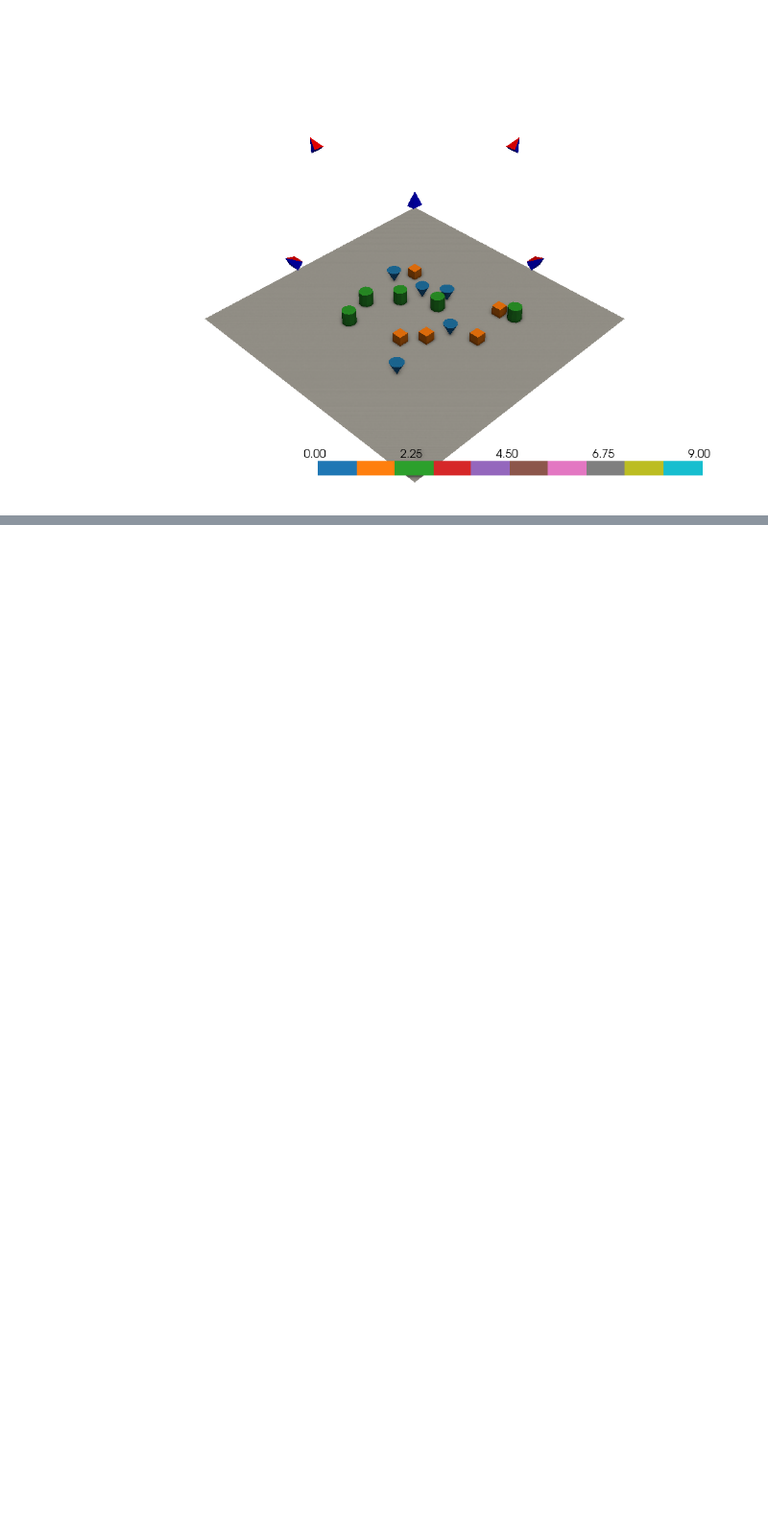
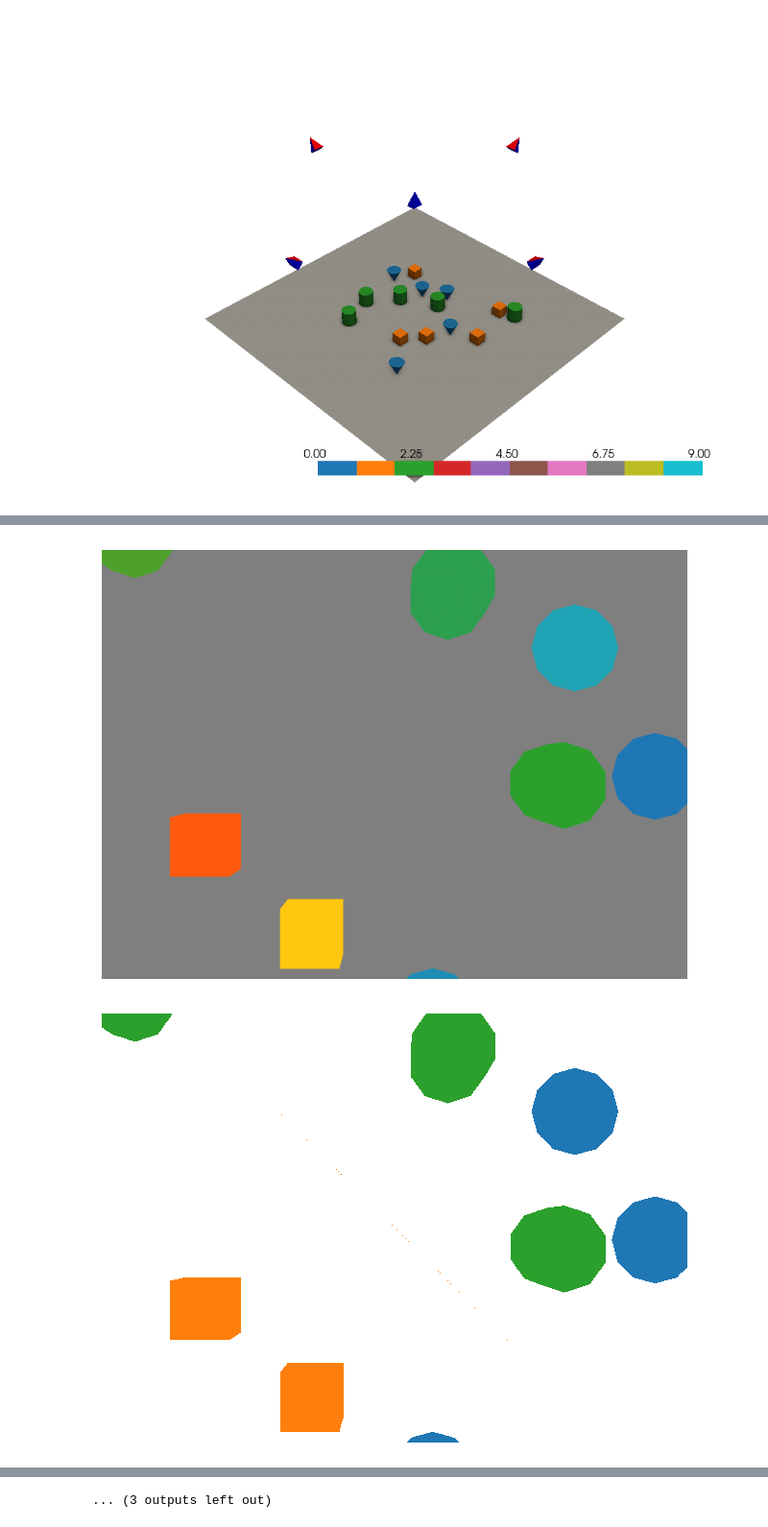
Before and after one commit to open-forest-observatory/geograypher, a Jupyter notebook: examples/concept_figure.ipynb, the cells around one changed output, grey strips where cells are left out. Shown at 96% size. Saved outputs shown, nothing was run; the diff lists cells and outputs as text; code cells hidden in the pictures; blank space fills up the shorter version.

Commit message:
Update concept figures

```diff
--- a/examples/concept_figure.ipynb
+++ b/examples/concept_figure.ipynb
@@ -137,9 +174,9 @@ def create_scene_mesh(
 # %%
-points = create_non_overlapping_points(n_points=15, random_seed=42)
+points = create_non_overlapping_points(n_points=(N_BOXES+N_CYLINDERS+N_CONES), random_seed=MAP_RANDOM_SEED)
 
 mesh, labels_gdf = create_scene_mesh(
-    box_centers=points[:5],
-    cylinder_centers=points[5:10],
-    cone_centers=points[10:],
+    box_centers=points[:N_BOXES],
+    cylinder_centers=points[N_BOXES:(N_BOXES+N_CYLINDERS)],
+    cone_centers=points[(N_BOXES+N_CYLINDERS):(N_BOXES+N_CYLINDERS+N_CONES)],
     add_ground=True,
 )
@@ -214,0 +243,3 @@ camera_set = PhotogrammetryCameraSet(
+# %%
+realistic_mesh = TexturedPhotogrammetryMesh(mesh, texture=colors_per_face)
+realistic_mesh.vis(force_xvfb=True, camera_set=camera_set)
@@ -217,8 +254,8 @@ camera_set = PhotogrammetryCameraSet(
 # %%
-object_class_mesh = TexturedPhotogrammetryMesh(
+labeled_mesh = TexturedPhotogrammetryMesh(
     mesh, texture=IDs_per_face, texture_column_name="name"
 )
-object_class_mesh.vis(
+labeled_mesh.vis(
     force_xvfb=True,
     camera_set=camera_set,
 )
@@ -240,39 +268,69 @@ Falling back to a static output.
 # %%
 import matplotlib.pyplot as plt
+from imageio import imwrite
+
+FIGURE_SAVE_FOLDER = Path(CONCEPT_FIGURE_ROOT, "figures")
+FIGURE_SAVE_FOLDER.mkdir(exist_ok=True, parents=True)
+
+LABEL_IMAGES_FOLDER = Path(CONCEPT_FIGURE_ROOT, "labeled_images")
+LABEL_IMAGES_FOLDER.mkdir(exist_ok=True, parents=True)
 
 for i in range(5):
-    rendered_image = colored_mesh.render_pytorch3d(
-        camera_set, i, shade_by_indexing=True
-    )
-    rendered_object_class = object_class_mesh.render_pytorch3d(
+    # Do the three types of rendering
+    label_render = labeled_mesh.render_pytorch3d(
         camera_set,
         i,
         shade_by_indexing=True,
     )
-    rendered_object_class[rendered_object_class == -1] = np.nan
+    flat_texture_render = realistic_mesh.render_pytorch3d(
+        camera_set, i, shade_by_indexing=True
+    )
+    realistic_render = realistic_mesh.render_pyvista(camera_set, i, enable_ssao=True)
 
-    pv_render = colored_mesh.render_pyvista(camera_set, i, enable_ssao=True)
+    # Save out an integer label image
+    label_render_for_saving = label_render.copy()
+    label_render_for_saving[np.logical_not(np.isfinite(label_render_for_saving))] = 255
+    label_render_for_saving = label_render_for_saving.astype(np.uint8)
+    imwrite(Path(LABEL_IMAGES_FOLDER,f"img_{i:03d}.png"), label_render_for_saving)
+    # Save out the rendered "realistic imager"
+    image_path = camera_set.get_image_filename(i, absolute=True)
+    imwrite(image_path, realistic_render)
 
+
+    # Save or vis the figures
     plt.axis("off")
     plt.tight_layout()
-    plt.imshow(np.flip(rendered_image, (0, 1)))
-    plt.savefig(f"../vis/concept_figures/texture_render_flat_{i:03d}.png")
-    plt.close()
+    plt.imshow(np.flip(flat_texture_render, (0, 1)))
+
+    if SAVE_VIS:
+        plt.savefig(f"../vis/concept_figures/texture_render_flat_{i:03d}.png")
+        plt.close()
+    else:
+        plt.show()
 
     plt.axis("off")
     plt.tight_layout()
     plt.imshow(
-        np.flip(rendered_object_class, (0, 1)),
+        np.flip(label_render, (0, 1)),
         cmap="tab10",
         vmin=0,
         vmax=9,
         interpolation="none",
     )
-    plt.savefig(f"../vis/concept_figures/class_render_flat{i:03d}.png")
-    plt.close()
+    if SAVE_VIS:
+        plt.savefig(f"../vis/concept_figures/class_render_flat{i:03d}.png")
+        plt.close()
+    else:
+        plt.show()
 
     plt.axis("off")
     plt.tight_layout()
-    plt.imshow(pv_render)
-    plt.savefig(f"../vis/concept_figures/texture_render_realistic_{i:03d}.png")
-    plt.close()
+    plt.imshow(realistic_render)
+    if SAVE_VIS:
+        plt.savefig(f"../vis/concept_figures/texture_render_realistic_{i:03d}.png")
+        plt.close()
+    else:
+        plt.show()
+# %% [output]
+[figure, added]
+[figure, added]
@@ -278,0 +347 @@ for i in range(5):
+... (3 outputs left out)
```
Also changed, not shown: parts of 23 cells of this notebook.
